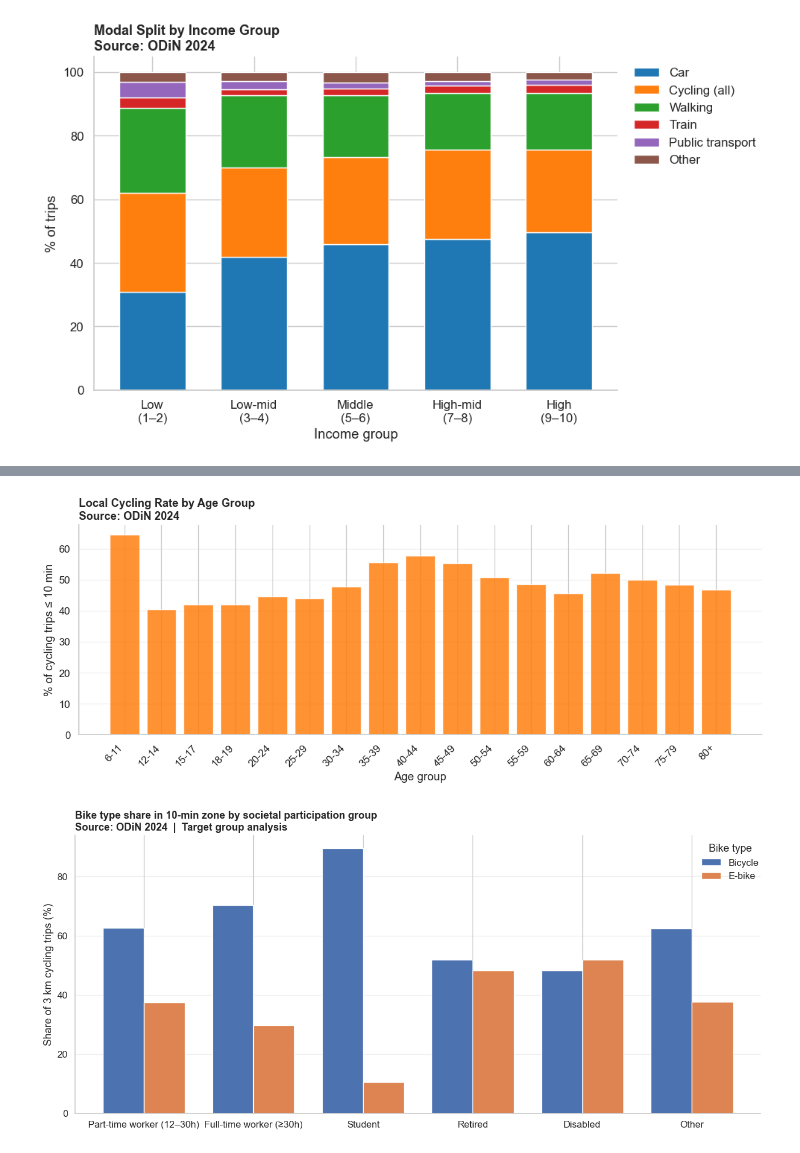
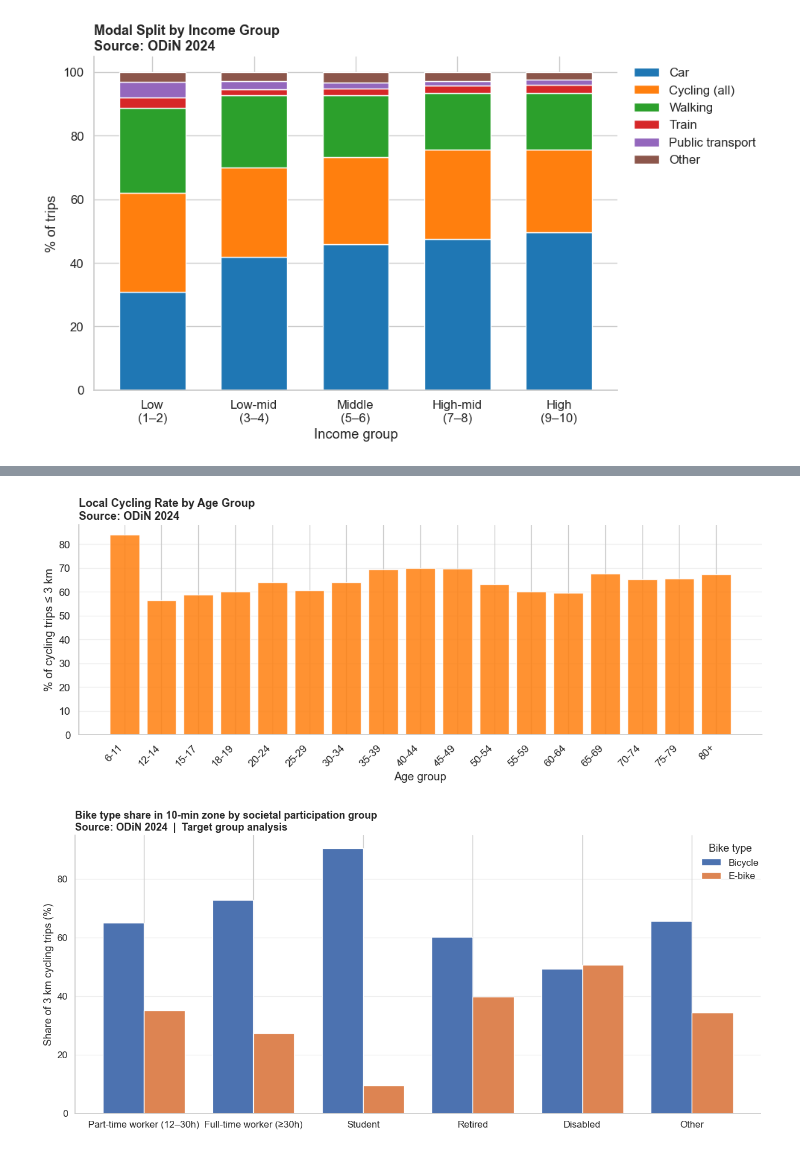
Before and after one commit to carmenkohler/1BM130, a Jupyter notebook: Daan_dataexploration.ipynb, the cells around one changed output, grey strips where cells are left out. Cells and saved outputs as stored; diff of their text form; code cells hidden in the pictures.

```diff
--- a/Daan_dataexploration.ipynb
+++ b/Daan_dataexploration.ipynb
@@ -445,25 +463,25 @@ plt.show()
 # %%
 # Figure 11: Local cycling rate by age group
 age_order_full = list(age_labels.values())
 age_local = (df[df['is_bike'] & df['age_group'].notna()]
     .groupby('age_group', observed=True)
-    .apply(lambda g: np.average(g['within10min'], weights=g['wV']) * 100)
+    .apply(lambda g: np.average(g['within3km'], weights=g['wV']) * 100)
     .reindex(age_order_full))
 
 fig, ax = plt.subplots(figsize=(12, 5))
 ax.bar(age_local.index, age_local.values, color=COLORS[1], edgecolor='white', alpha=0.85)
 ax.set_xlabel('Age group')
-ax.set_ylabel('% of cycling trips ≤ 10 min')
+ax.set_ylabel('% of cycling trips ≤ 3 km')
 ax.set_title('Local Cycling Rate by Age Group\nSource: ODiN 2024',
              fontsize=13, fontweight='bold', loc='left')
 ax.set_xticklabels(age_order_full, rotation=45, ha='right')
 ax.spines[['top','right']].set_visible(False)
 ax.grid(axis='y', alpha=0.3)
 plt.tight_layout()
 plt.savefig('fig11_local_cycling_age.png', dpi=150)
 plt.show()
 # %% [output]
-[figure, old version]
+[figure, new version]
 # %%
 # Figure 12: Bike type x target group
 maats_map = {
@@ -478,7 +496,7 @@ maats_order = list(maats_map.values())
 df['maats_label'] = df['MaatsPart_DANS24'].map(maats_map)
 
 # Only grouping local trips and known bike types and target group
-bike_maats = df[df['within10min'] & df['bike_type'].notna() & df['maats_label'].notna()].copy()
+bike_maats = df[df['within3km'] & df['bike_type'].notna() & df['maats_label'].notna()].copy()
 
 grouped = (
     bike_maats
@@ -511,4 +529,4 @@ plt.tight_layout()
 plt.savefig('fig12_biketype_participation.png', dpi=150)
 plt.show()
 # %% [output]
-[figure, old version]
+[figure, new version]
```
Also changed, not shown: parts of 16 cells of this notebook.
